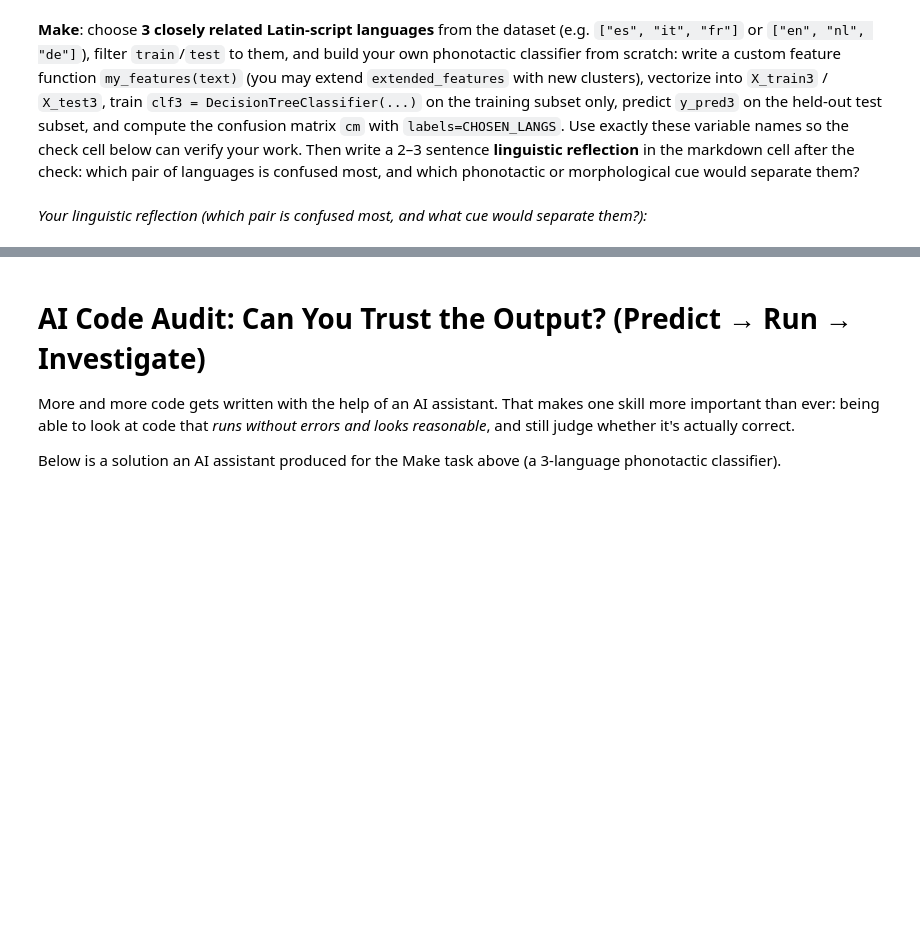
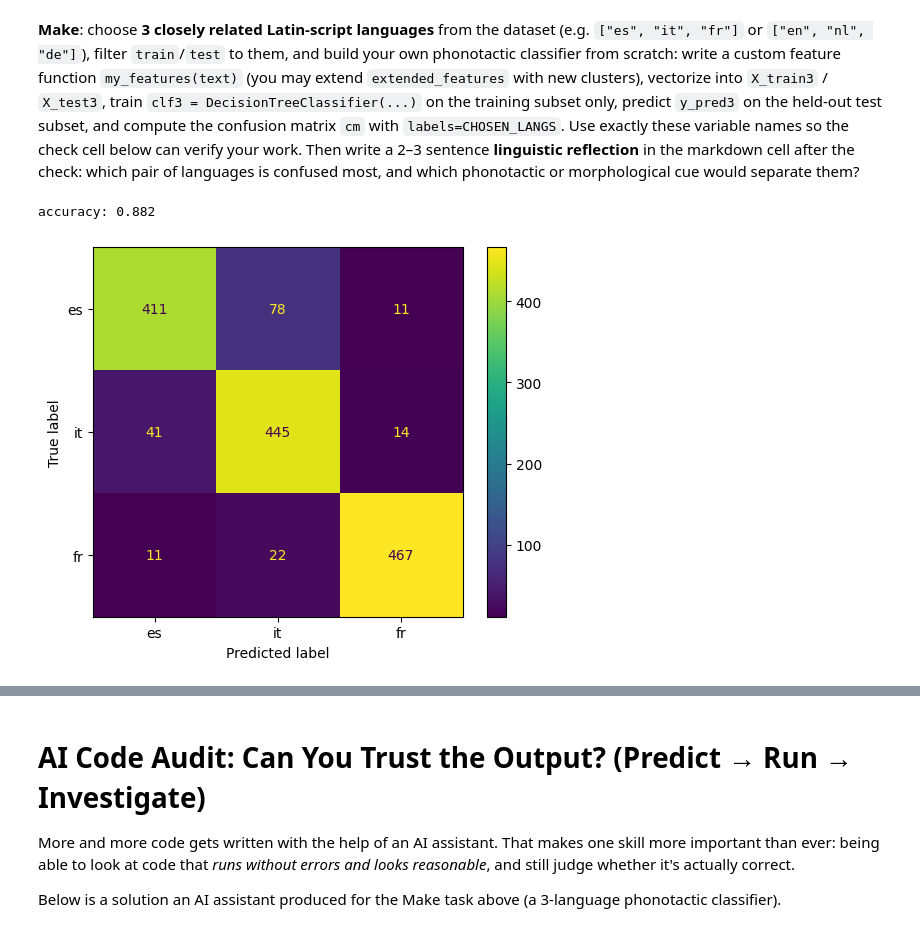
Before and after one commit to irenerope/intro-machine-learning-language-processing, a Jupyter notebook: Introduction to ML for NLP/02_Language_Identification_with_Decision_Tree.ipynb, the cells around one changed output, grey strips where cells are left out. Drawn from its saved outputs; the diff is of its cells as text; code cells hidden in the pictures; blank space fills up the shorter version.

```diff
--- a/Introduction to ML for NLP/02_Language_Identification_with_Decision_Tree.ipynb
+++ b/Introduction to ML for NLP/02_Language_Identification_with_Decision_Tree.ipynb
@@ -433,7 +460,44 @@ CHOSEN_LANGS = ["es", "it", "fr"]  # TODO: pick 3 closely related languages
+# %%
+# used claude.ai to help write this code
+### MAKE: your own 3-language phonotactic classifier
+CHOSEN_LANGS = ["es", "it", "fr"]
+
+# 1) Extra clusters that help separate Spanish, Italian and French
+EXTRA_CLUSTERS = ["ción", "zione", "gli", "gn", "ou", "eau", "que", "chi", "oi", "à", "è", "é", "ò"]
+
+def my_features(text: str) -> dict:
+    features = extended_features(text)
+    lower_text = text.lower()
+    n_chars = max(len(lower_text), 1)
+    for cluster in EXTRA_CLUSTERS:
+        features["my_" + cluster] = lower_text.count(cluster) / n_chars
+    return features
+
+# 2) Keep only the 3 chosen languages
+train3 = train[train.language.isin(CHOSEN_LANGS)]
+test3 = test[test.language.isin(CHOSEN_LANGS)]
+
+# 3) Turn the texts into numbers
+X_train3 = pd.DataFrame(list(train3.text.map(my_features)))
+X_test3 = pd.DataFrame(list(test3.text.map(my_features)))
+y_train3 = train3.language
+y_test3 = test3.language
+
+# 4) Train the tree and predict
+clf3 = DecisionTreeClassifier(max_depth=10, random_state=1234)
+clf3.fit(X_train3, y_train3)
+y_pred3 = clf3.predict(X_test3)
+
+# 5) Evaluate
+cm = confusion_matrix(y_test3, y_pred3, labels=CHOSEN_LANGS)
+print("accuracy:", round(accuracy_score(y_test3, y_pred3), 3))
+ConfusionMatrixDisplay(cm, display_labels=CHOSEN_LANGS).plot()
+plt.show()
+# %% [output]
+accuracy: 0.882
+[figure, added]
 # %%
 assert len(CHOSEN_LANGS) == 3
 assert set(CHOSEN_LANGS) <= set(train['language'].unique())
 assert cm.shape == (3, 3)
 assert accuracy_score(y_test3, y_pred3) > 0.6
-# %% [markdown]
-*Your linguistic reflection (which pair is confused most, and what cue would separate them?):*
```
Also changed, not shown: parts of 13 cells of this notebook.
